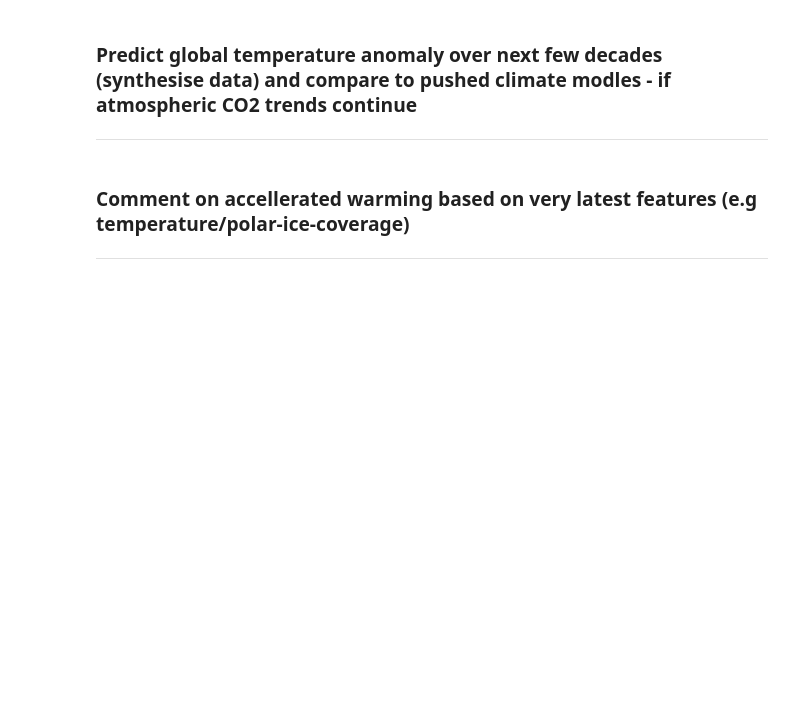
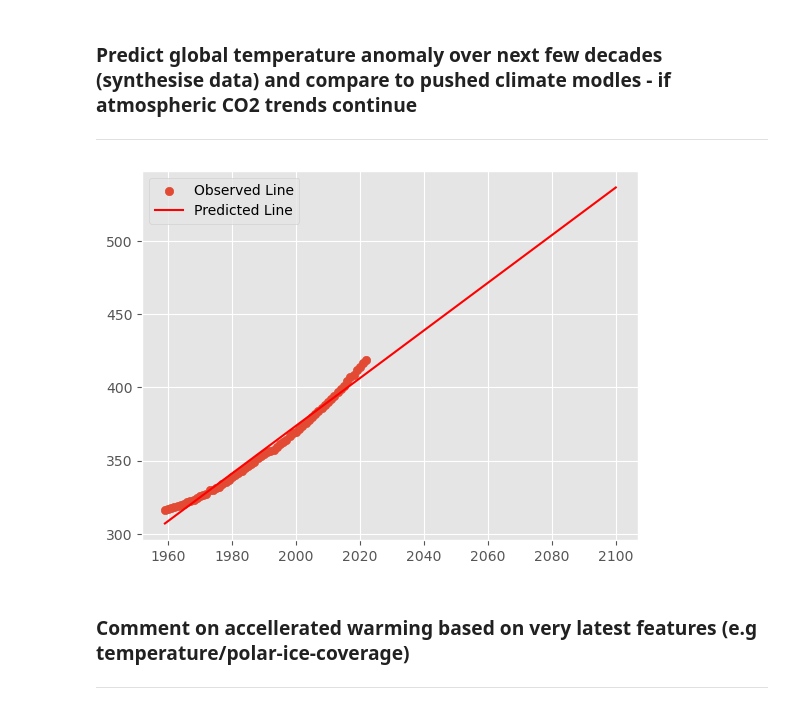
Before and after one commit to PeeBs68/prog_da_project2, a Jupyter notebook: project2.ipynb, the cells around one changed output. Saved outputs shown, nothing was run; the diff lists cells and outputs as text; code cells hidden in the pictures; blank space fills up the shorter version.

Commit message:
Working on Predictions of future trends section

```diff
--- a/project2.ipynb
+++ b/project2.ipynb
@@ -323,6 +323,33 @@ We can see ...
 
 
 ---
+# %%
+# Some stuff for future predictions
+
+# Reshape/transpose data
+# sns.lineplot(data=reduced_final, x='date', y='CO2').set(title='CO2 Readings from 1500 to 2022');
+list1 = gml_df['date'].to_numpy() # Convert dataframe to array
+list2 = gml_df['CO2'].to_numpy() # Convert dataframe to array
+list3 = list1.reshape(-1,1)
+list4 = list2.reshape(-1,1)
+
+#linear regression
+from sklearn.linear_model import LinearRegression
+lr = LinearRegression()
+lr.fit(list3,list4)
+
+import numpy as np
+x_test = np.linspace(1959,2100) # Need to decide on dates to use as the whole -800000 wouldn't make sense...
+x_testShaped = x_test.reshape(-1,1)
+
+y_testPred = lr.predict(x_testShaped)
+
+plt.scatter(list3,list4)
+plt.plot(x_test, y_testPred, 'r')
+plt.legend(['Observed Line', 'Predicted Line'])
+plt.show()
+# %% [output]
+[figure, added]
 # %% [markdown]
 ### Comment on accellerated warming based on very latest features (e.g temperature/polar-ice-coverage)
 
```
